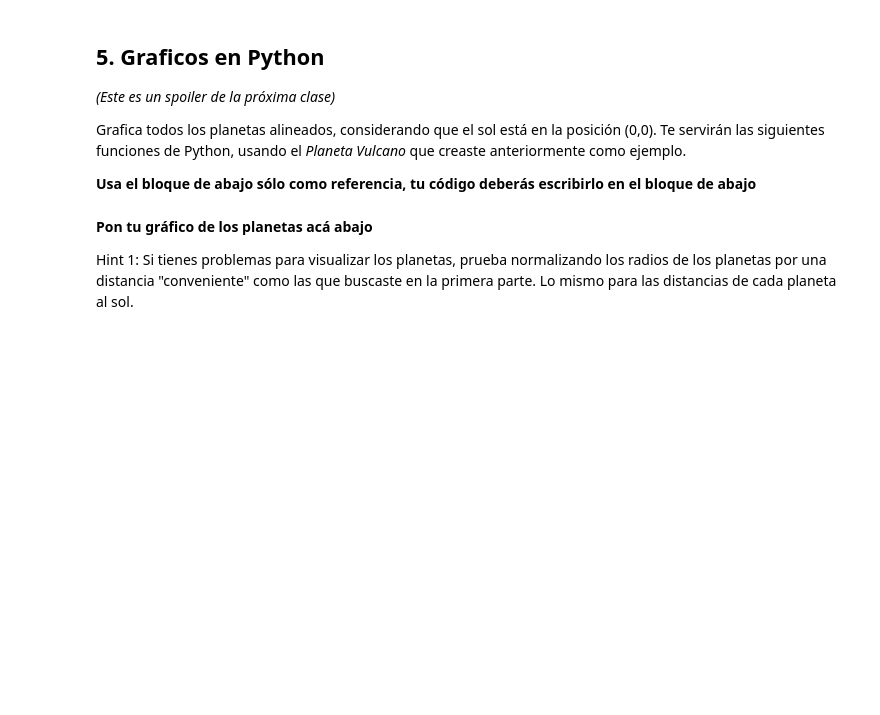
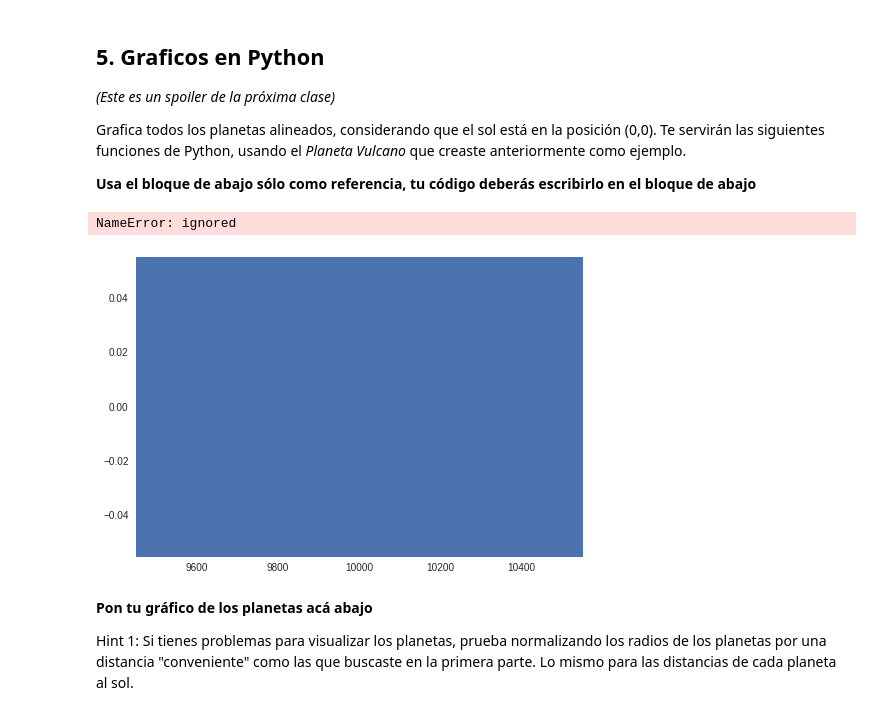
Before and after one commit to felipe34asaav/minitarea1, a Jupyter notebook: minitarea1.ipynb, the cells around one changed output. Drawn from its saved outputs; the diff is of its cells as text; code cells hidden in the pictures; blank space fills up the shorter version.

```diff
--- a/minitarea1.ipynb
+++ b/minitarea1.ipynb
@@ -137,31 +137,35 @@ Grafica todos los planetas alineados, considerando que el sol está en la posici
 # %%
 # Matplotlib es una libreria que sirve para ahcer graficos como en MATLAB
 import matplotlib.pyplot as plt
 
 
 # La parte de abajo usa las funciones de matplotlib para graficar un planeta
 # Primero creamos una figura donde pondremos los objetos
 fig1 = plt.figure()
 # Despues creamos el dibujo del planeta como un gráfico de un sólo punto, usando la función PLOT
 # Primero la coordenada X
 # el segundo valor es la coordenada Y (usamos 0 por simplicidad)
 # el tercer valor indica que en vez de hacer un gráfico de líneas, usaremos puntos
 # el ultimo valor, markersize, indica el tamaño del que queremos dibujar el punto
-plt.plot(vulcano.distancia, 0, 'o', markersize=vulcano.radio)
+plt.plot(vulcano.distancia,0,'o',markersize=vulcano.radio)
 
 # La función TEXT nos permite poner un texto
 # Primero va la coordenada X
 # Segundo la coordenada Y
 # Tercera es el texto
 # Cuarto es la orientación del texto
 # Finalmente el tamaño del texto
-plt.text(vulcano.distancia, -0.015, vulcano.info(), rotation=-10, size=12)
+plt.text(vulcano.distancia, -0.015, vulvano.info(), rotation=-10, size=12)
+
 
 
 # Por ultimo ponemos la información que no puede faltar nunca en un gráfico: las etiquetas y titulo
 plt.xlabel('Distancia al sol [kms])')
 plt.ylabel('Distancia al sol [kms]')
 plt.title('Posición de los planetas')
+# %% [output]
+NameError: ignored
+[figure, added]
 # %% [markdown]
 **Pon tu gráfico de los planetas acá abajo**
 
```
Also changed, not shown: parts of 4 cells of this notebook.
